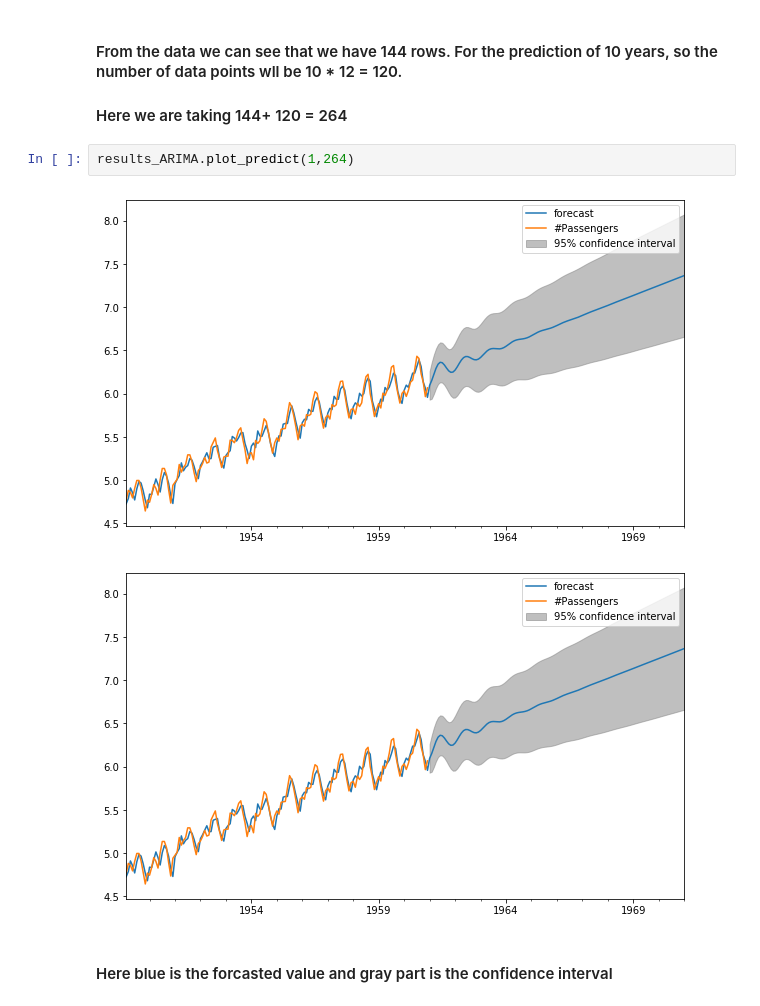
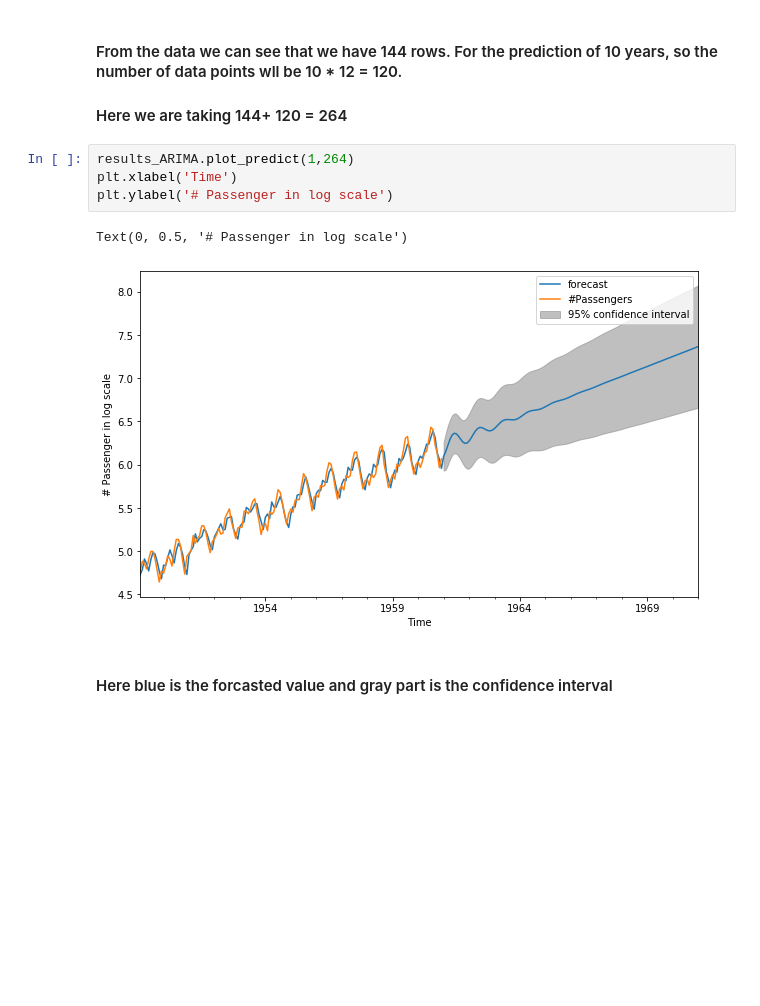
Before and after one commit to ankitakundra/TimeSeriesForecasting, a Jupyter notebook: AirPassengersForecasting.ipynb, the cells around one changed output. Cells and saved outputs as stored; diff of their text form; blank space fills up the shorter version.

```diff
--- a/AirPassengersForecasting.ipynb
+++ b/AirPassengersForecasting.ipynb
@@ -453,9 +452,11 @@ dataset_logScale
 #### Here we are taking 144+ 120 = 264
 # %%
 results_ARIMA.plot_predict(1,264)
+plt.xlabel('Time')
+plt.ylabel('# Passenger in log scale')
 # %% [output]
+Text(0, 0.5, '# Passenger in log scale')
-[figure, old version]
+[figure, new version]
-[figure, removed]
 # %% [markdown]
 #### Here blue is the forcasted value and gray part is the confidence interval
 # %%
```
Also changed, not shown: parts of 1 cell of this notebook, 1 other file.
